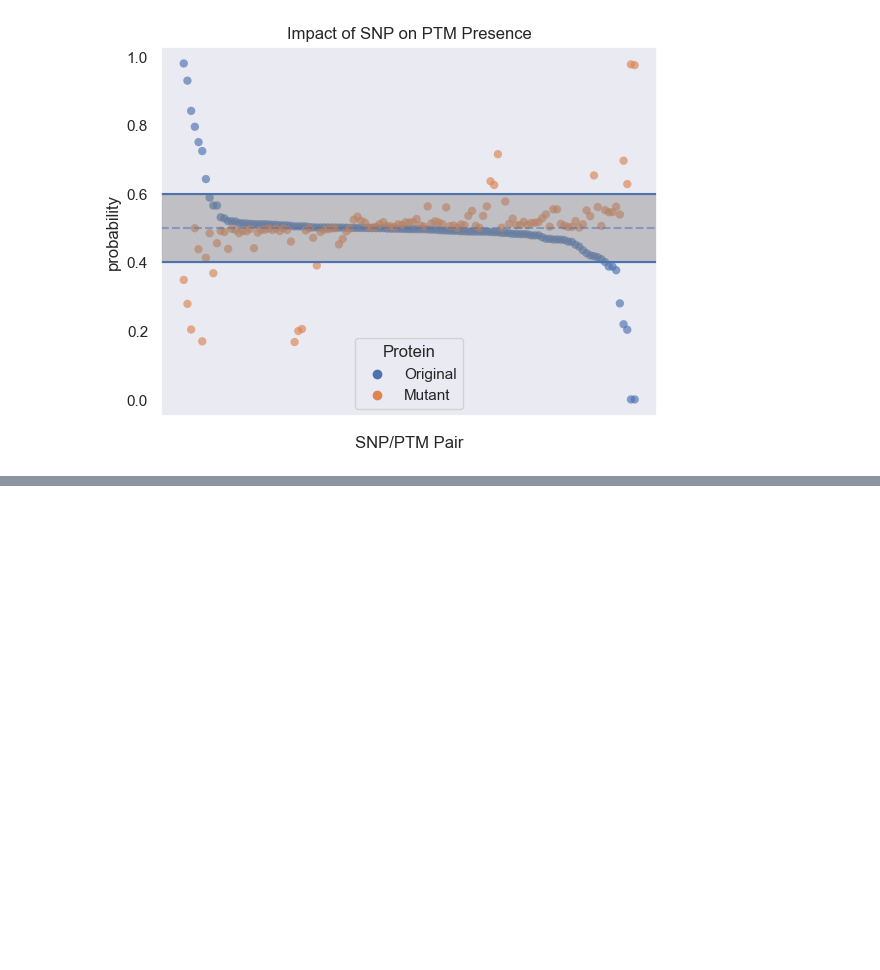
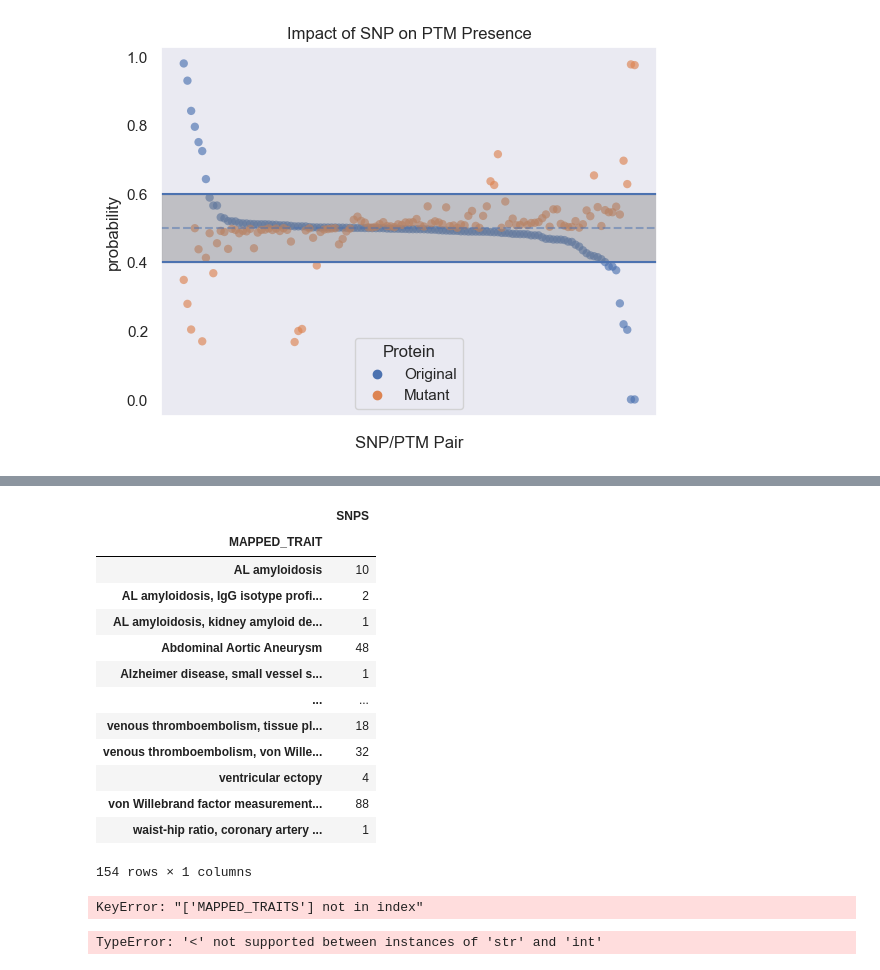
Before and after one commit to rainearcher/mind-snp-nb, a Jupyter notebook: mind-snp.ipynb, the cells around one changed output, grey strips where cells are left out. Saved outputs shown, nothing was run; the diff lists cells and outputs as text; code cells hidden in the pictures; blank space fills up the shorter version.

```diff
--- a/mind-snp.ipynb
+++ b/mind-snp.ipynb
@@ -126,0 +151,27 @@ plot_pairs(res_df)
+# %%
+plot_data = gwas_data[['MAPPED_TRAIT', 'SNPS']].groupby(by='MAPPED_TRAIT').nunique()
+plot_data
+# %% [output]
+|  | SNPS |
+| MAPPED_TRAIT |  |
+| AL amyloidosis | 10 |
+| AL amyloidosis, IgG isotype profi... | 2 |
+| AL amyloidosis, kidney amyloid de... | 1 |
+| Abdominal Aortic Aneurysm | 48 |
+| Alzheimer disease, small vessel s... | 1 |
+| ... | ... |
+| venous thromboembolism, tissue pl... | 18 |
+| venous thromboembolism, von Wille... | 32 |
+| ventricular ectopy | 4 |
+| von Willebrand factor measurement... | 88 |
+| waist-hip ratio, coronary artery ... | 1 |
+154 rows × 1 columns
+# %%
+plot_data = gwas_data[['MAPPED_TRAITS', 'SNPS']]
+plot_data.set_index('MAPPED_TRAITS')
+# %% [output]
+KeyError: "['MAPPED_TRAITS'] not in index"
+# %%
+plot_disease_pie_chart(gwas_data)
+# %% [output]
+TypeError: '<' not supported between instances of 'str' and 'int'
```
Also changed, not shown: parts of 3 cells of this notebook, 1 other file.
